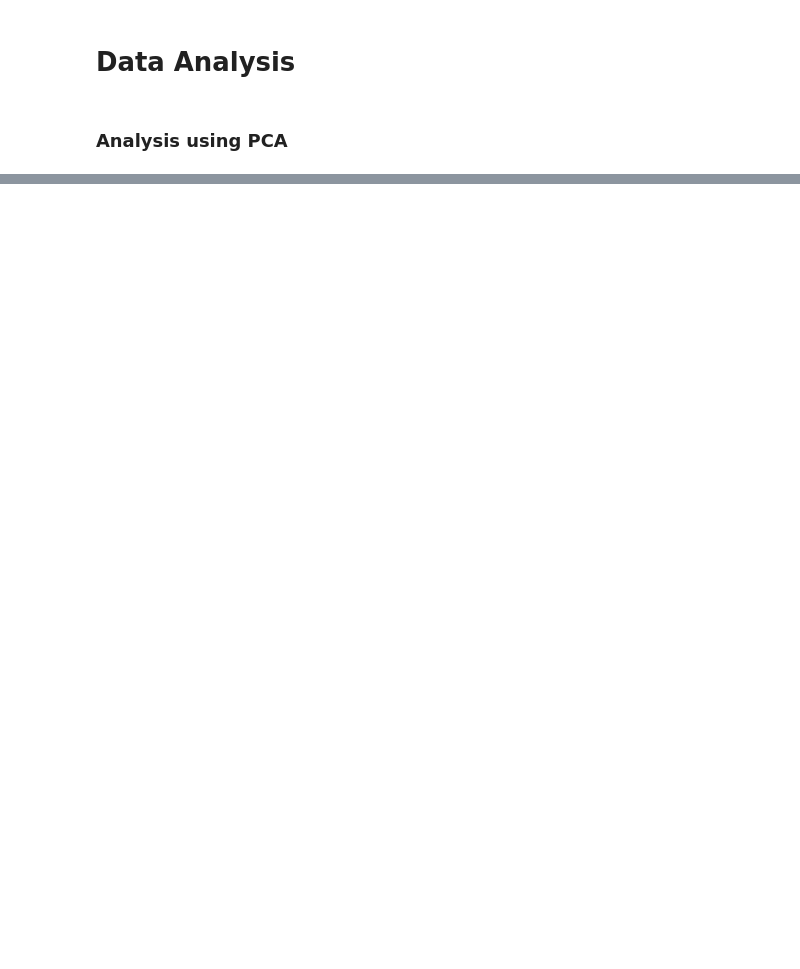
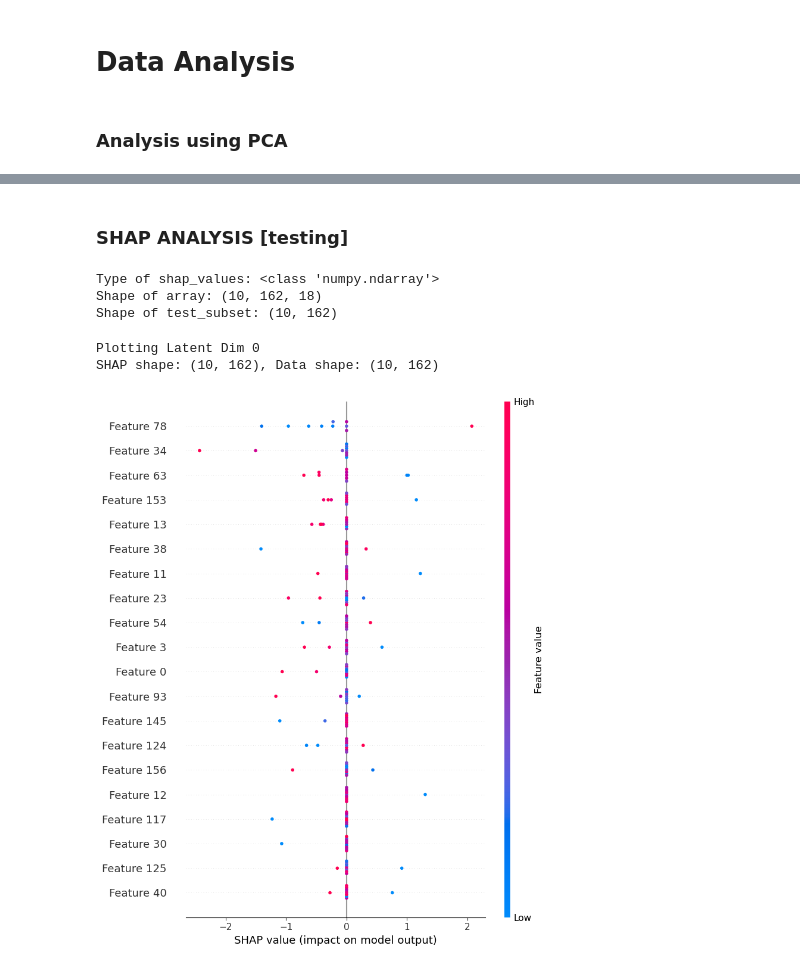
Before and after one commit to algu-dotcom/BIPN162_FinalProject, a Jupyter notebook: BIPN162_FinalProject.ipynb, the cells around one changed output, grey strips where cells are left out. Cells and saved outputs as stored; diff of their text form; code cells hidden in the pictures; blank space fills up the shorter version.

Commit message:
added shap code

```diff
--- a/BIPN162_FinalProject.ipynb
+++ b/BIPN162_FinalProject.ipynb
@@ -761,0 +778,2 @@ Input test:       0.020757291760830573    0.03320223575895589
+# %% [markdown]
+### SHAP ANALYSIS [testing]
@@ -761,0 +783,52 @@ Input test:       0.020757291760830573    0.03320223575895589
+# %%
+# 1. Define a clean wrapper function
+# This takes a numpy array of inputs and returns only the 'mu' (latent means)
+def predict_mu(x):
+    # We use verbose=0 to stop Keras progress bars from flooding the screen
+    return mtmodel.encoder.predict(x.astype('float32'), verbose=0)[0]
+
+# 2. Summarize the background data
+# This is crucial! It reduces your 100 background samples into 10 'centroids'
+# This makes KernelExplainer 10x faster while keeping the logic sound.
+background_summary = shap.kmeans(X_train_pure[:100], 10)
+
+# 3. Initialize the Explainer
+# We pass the function, not the model object
+explainer = shap.KernelExplainer(predict_mu, background_summary)
+
+# 4. Calculate SHAP values for a small subset
+# Start with 5-10 samples to ensure it runs without error
+test_subset = X_test_pure[:10].astype('float32')
+shap_values = explainer.shap_values(test_subset)
+# %%
+print(f"Type of shap_values: {type(shap_values)}")
+if isinstance(shap_values, list):
+    print(f"List length: {len(shap_values)}")
+    print(f"Shape of first element: {np.array(shap_values[0]).shape}")
+else:
+    print(f"Shape of array: {shap_values.shape}")
+print(f"Shape of test_subset: {test_subset.shape}")
+# %% [output]
+Type of shap_values: <class 'numpy.ndarray'>
+Shape of array: (10, 162, 18)
+Shape of test_subset: (10, 162)
+# %%
+shap_raw = np.array(shap_values)
+
+# 2. Transpose it to: (Latent_Dims, Samples, Features)
+# This moves the 18 to the front
+# New shape: (18, 10, 162)
+shap_transposed = shap_raw.transpose(2, 0, 1)
+
+# 3. Select the latent dimension you want to analyze (0 to 17)
+latent_dim_to_explain = 0
+to_plot = shap_transposed[latent_dim_to_explain] # This is now (10, 162)
+
+# 4. Final Plot
+print(f"Plotting Latent Dim {latent_dim_to_explain}")
+print(f"SHAP shape: {to_plot.shape}, Data shape: {test_subset.shape}")
+shap.summary_plot(to_plot, test_subset)
+# %% [output]
+Plotting Latent Dim 0
+SHAP shape: (10, 162), Data shape: (10, 162)
+[figure, added]
```
Also changed, not shown: parts of 9 cells of this notebook.
